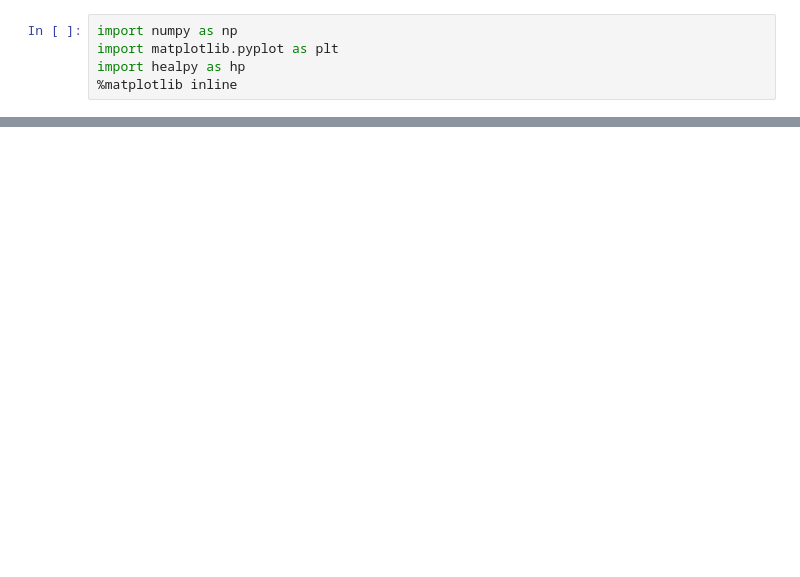
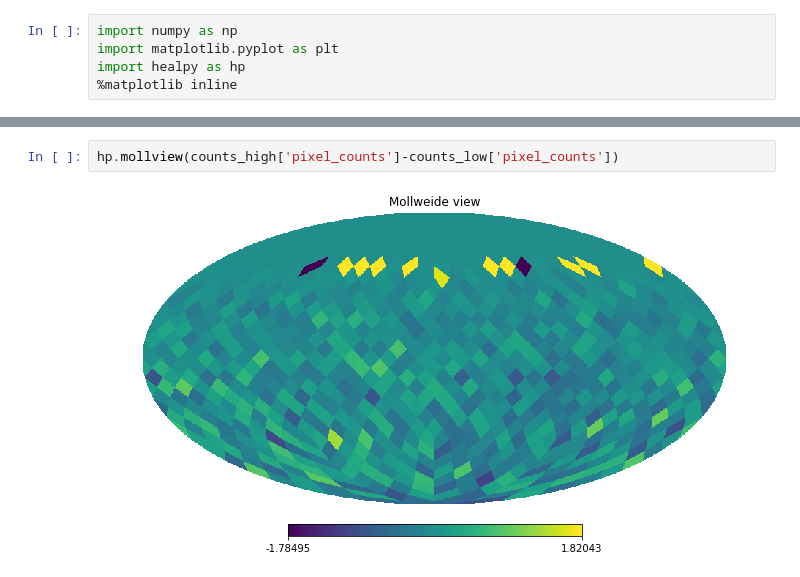
Before and after one commit to forero/auger, a Jupyter notebook: code/explore.ipynb, the cells around one changed output, grey strips where cells are left out. Cells and saved outputs as stored; diff of their text form; blank space fills up the shorter version.

```diff
--- a/code/explore.ipynb
+++ b/code/explore.ipynb
@@ -38,0 +42,4 @@ hp.mollview(pixels_count)
+# %%
+hp.mollview(counts_high['pixel_counts']-counts_low['pixel_counts'])
+# %% [output]
+[figure, added]
```
Also changed, not shown: parts of 7 cells of this notebook.
